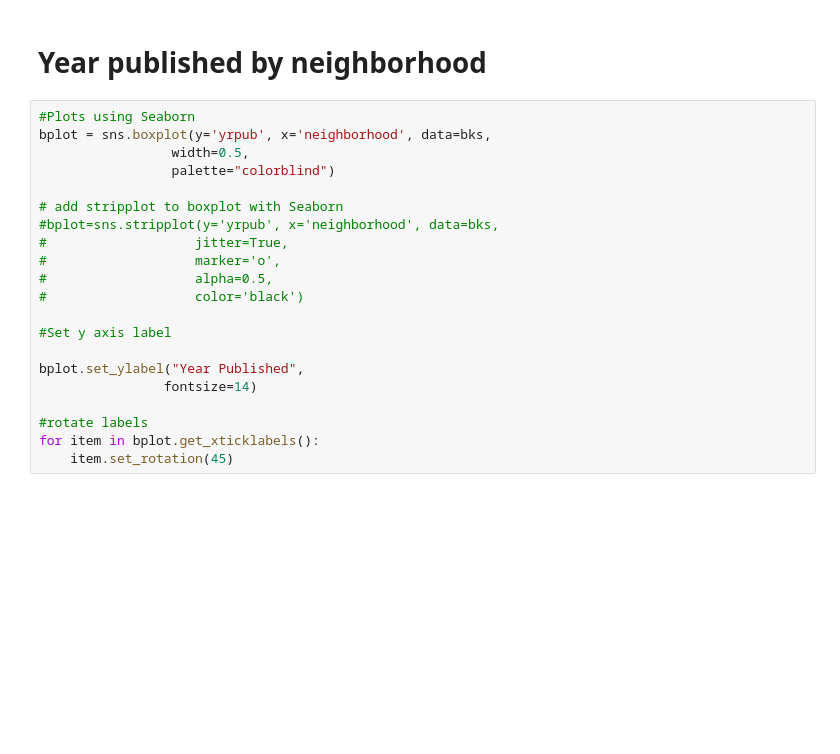
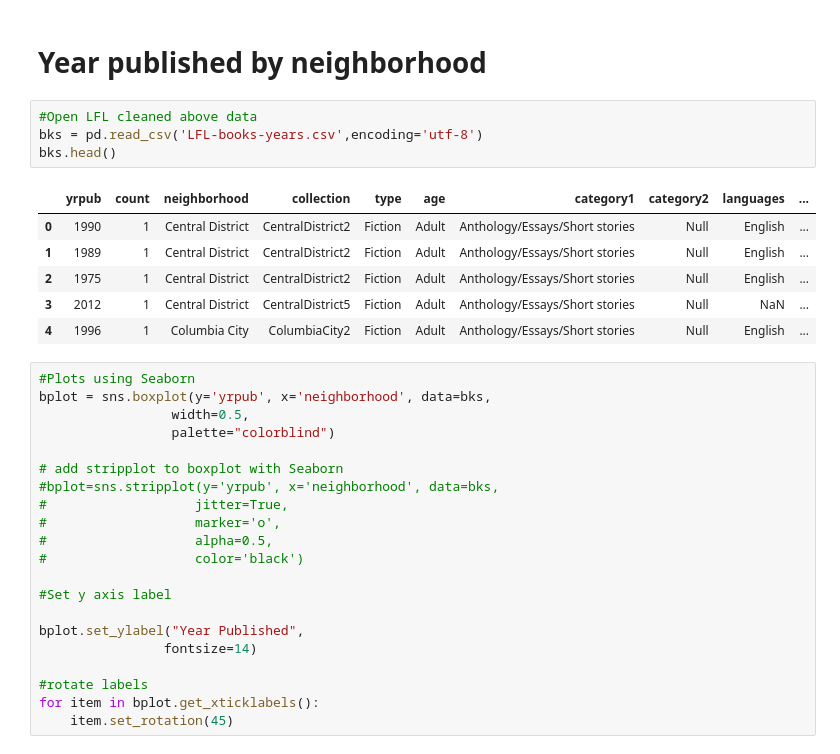
Before and after one commit to amckennafoster/seattle-littlefreelibrary, a Jupyter notebook: code/LFL-Analysis.ipynb, the cells around one changed output. Cells and saved outputs as stored; diff of their text form; blank space fills up the shorter version.

```diff
--- a/code/LFL-Analysis.ipynb
+++ b/code/LFL-Analysis.ipynb
@@ -103,6 +103,17 @@ sns.distplot(
 bks.to_csv('LFL-books-years.csv', mode = 'w', index=False)
 # %% [markdown]
 # Year published by neighborhood
+# %%
+#Open LFL cleaned above data
+bks = pd.read_csv('LFL-books-years.csv',encoding='utf-8')
+bks.head()
+# %% [output]
+|  | yrpub | count | neighborhood | collection | type | age | category1 | category2 | languages | ... |
+| 0 | 1990 | 1 | Central District | CentralDistrict2 | Fiction | Adult | Anthology/Essays/Short stories | Null | English | ... |
+| 1 | 1989 | 1 | Central District | CentralDistrict2 | Fiction | Adult | Anthology/Essays/Short stories | Null | English | ... |
+| 2 | 1975 | 1 | Central District | CentralDistrict2 | Fiction | Adult | Anthology/Essays/Short stories | Null | English | ... |
+| 3 | 2012 | 1 | Central District | CentralDistrict5 | Fiction | Adult | Anthology/Essays/Short stories | Null | NaN | ... |
+| 4 | 1996 | 1 | Columbia City | ColumbiaCity2 | Fiction | Adult | Anthology/Essays/Short stories | Null | English | ... |
 # %%
 #Plots using Seaborn
 bplot = sns.boxplot(y='yrpub', x='neighborhood', data=bks,
```
Also changed, not shown: parts of 5 cells of this notebook, 1 other file.
